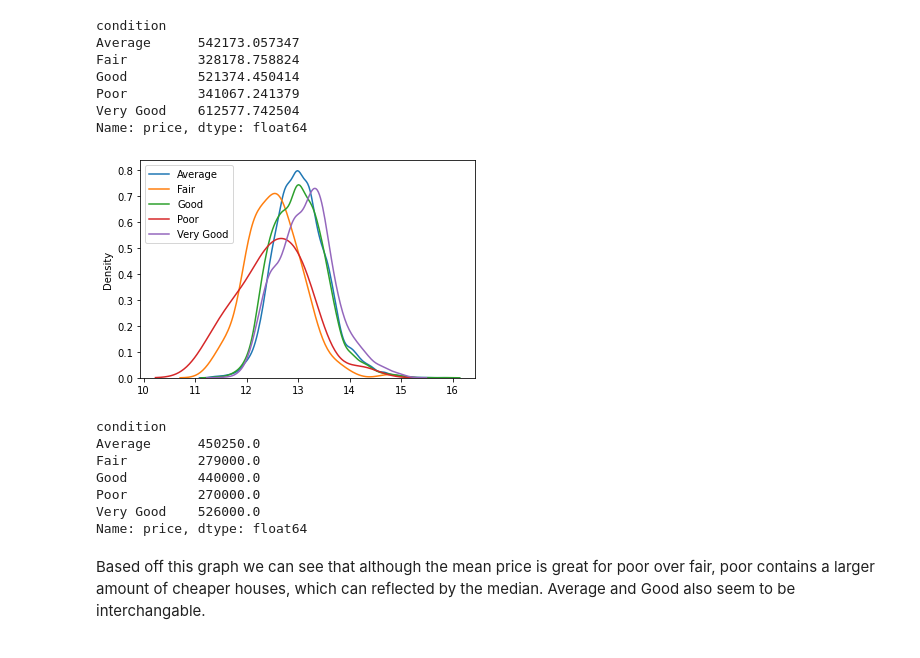
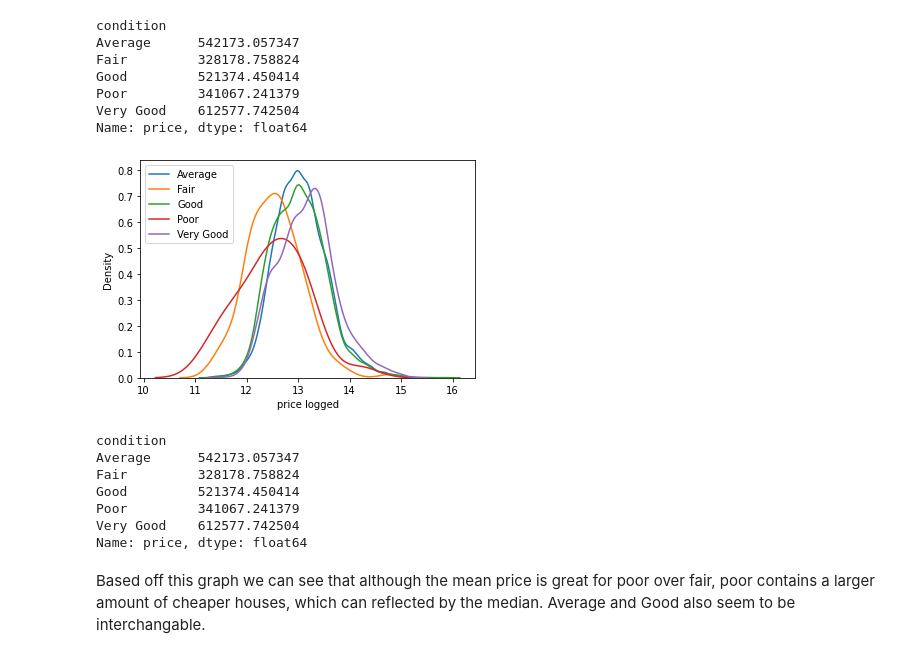
Before and after one commit to daniellejenkins17/Helping_Homebuyers_Buy_Houses, a Jupyter notebook: jalils_work/early_eda.ipynb, the cells around one changed output. Cells and saved outputs as stored; diff of their text form; code cells hidden in the pictures.

```diff
--- a/jalils_work/early_eda.ipynb
+++ b/jalils_work/early_eda.ipynb
@@ -134,30 +134,31 @@ Name: price, dtype: float64
 # %%
 target_0 = house_data.loc[house_data['condition'] == 'Average']
 target_1 = house_data.loc[house_data['condition'] == 'Fair']
 target_2 = house_data.loc[house_data['condition'] == 'Good']
 target_3 = house_data.loc[house_data['condition'] == 'Poor']
 target_4 = house_data.loc[house_data['condition'] == 'Very Good']
 
 sns.distplot(np.log(target_0[['price']]), hist=False, label='Average')
 sns.distplot(np.log(target_1[['price']]), hist=False, label='Fair')
 sns.distplot(np.log(target_2[['price']]), hist=False, label='Good')
 sns.distplot(np.log(target_3[['price']]), hist=False, label='Poor')
 sns.distplot(np.log(target_4[['price']]), hist=False, label='Very Good')
 
 #sns.distplot((target_0[['price']]), hist=False, rug=True)
 plt.legend(loc="upper left")
+plt.xlabel('price logged')
 plt.show()
 # %% [output]
-[figure, old version]
+[figure, new version]
 # %%
-house_data.groupby(['condition'])['price'].median()
+house_data.groupby(['condition'])['price'].mean()
 # %% [output]
 condition
-Average      450250.0
-Fair         279000.0
-Good         440000.0
-Poor         270000.0
-Very Good    526000.0
+Average      542173.057347
+Fair         328178.758824
+Good         521374.450414
+Poor         341067.241379
+Very Good    612577.742504
 Name: price, dtype: float64
 # %% [markdown]
 Based off this graph we can see that although the mean price is great for poor over fair, poor contains a larger amount of cheaper houses, which can reflected by the median. Average and Good also seem to be interchangable.
```
Also changed, not shown: 2 other files.
